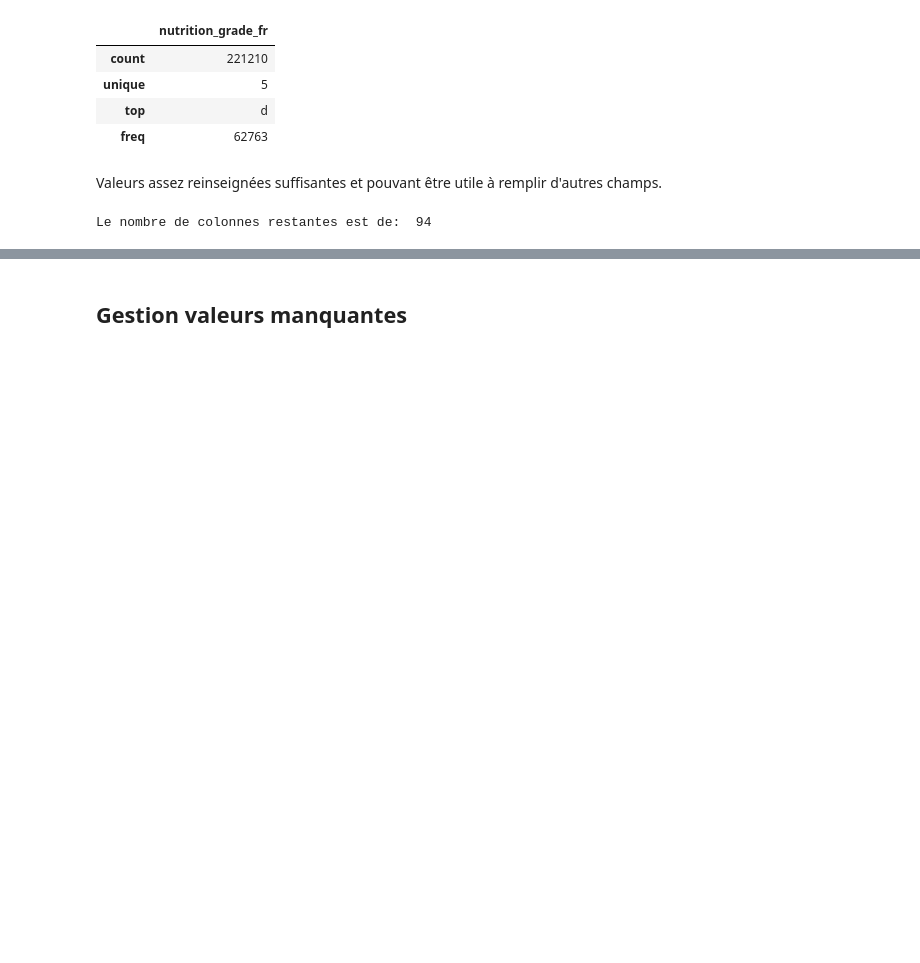
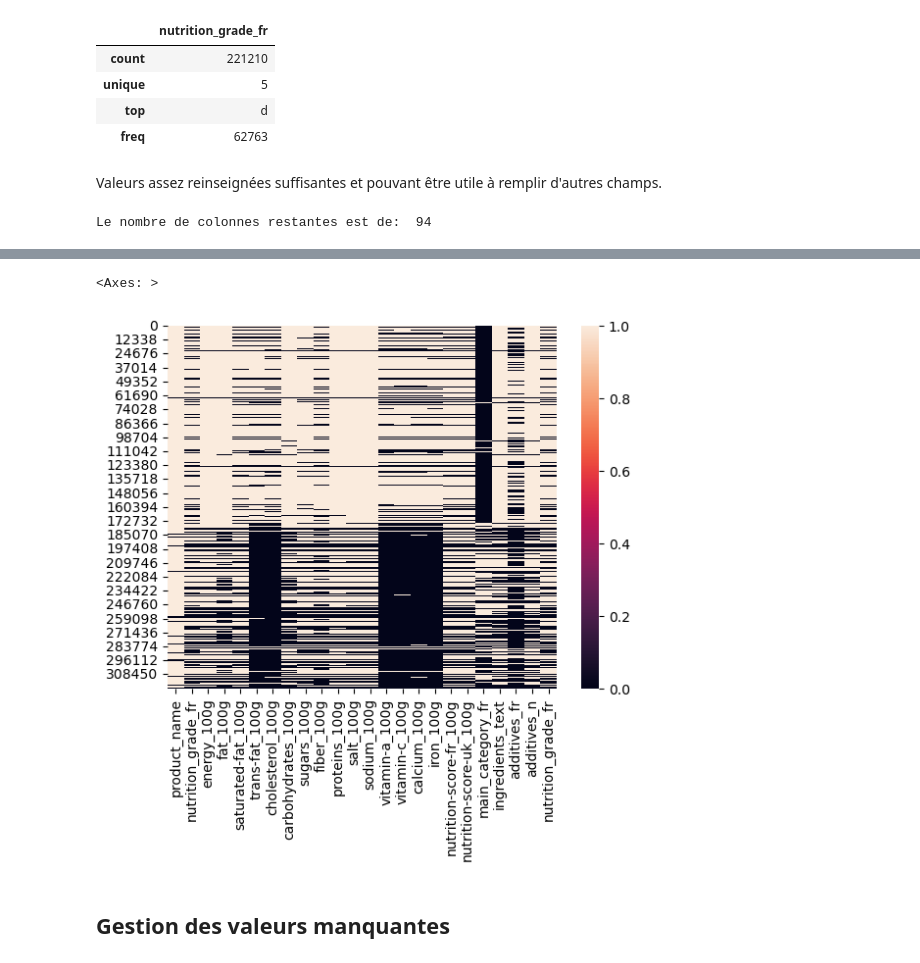
Before and after one commit to Nacim-B/Sante_Publique_France, a Jupyter notebook: Sante_Publique.ipynb, the cells around one changed output, grey strips where cells are left out. Saved outputs shown, nothing was run; the diff lists cells and outputs as text; code cells hidden in the pictures; blank space fills up the shorter version.

```diff
--- a/Sante_Publique.ipynb
+++ b/Sante_Publique.ipynb
@@ -287,0 +304,9 @@ Le nombre de colonnes restantes est de:  94
+# %%
+#suppression des colonnes à supprimer
+
+df_2 = df_2.drop(columns=colonnes_a_supprimer)
+# %%
+sns.heatmap(df_2.notna())
+# %% [output]
+<Axes: >
+[figure, added]
@@ -288,2 +315,2 @@ Le nombre de colonnes restantes est de:  94
 # %% [markdown]
-## Gestion valeurs manquantes
+## Gestion des valeurs manquantes
```
Also changed, not shown: parts of 4 cells of this notebook.
